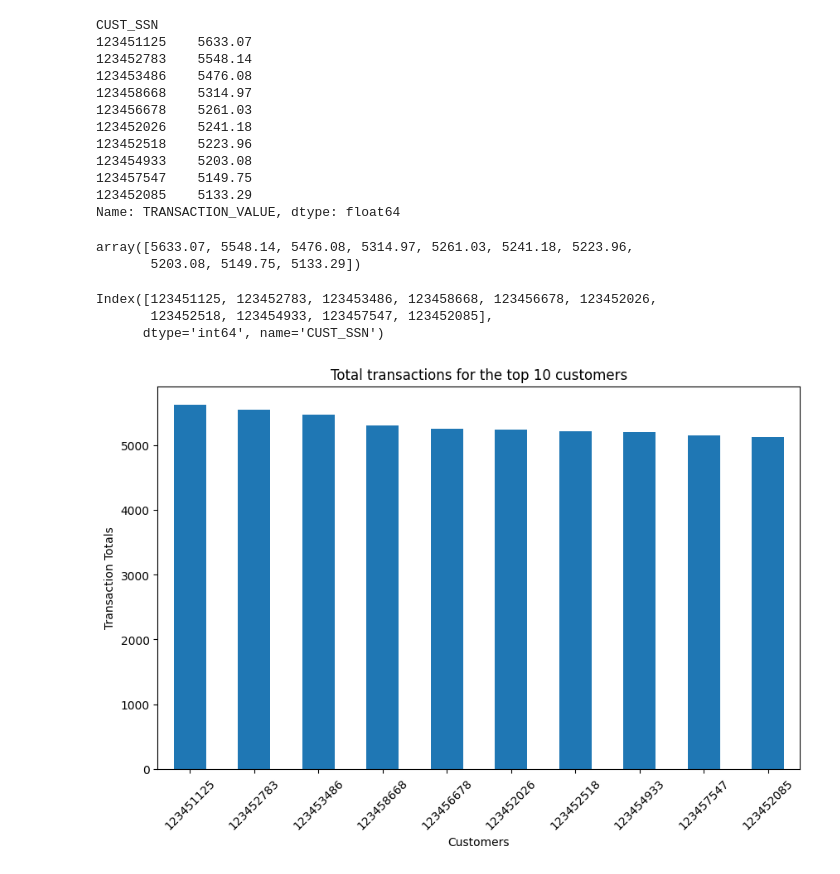
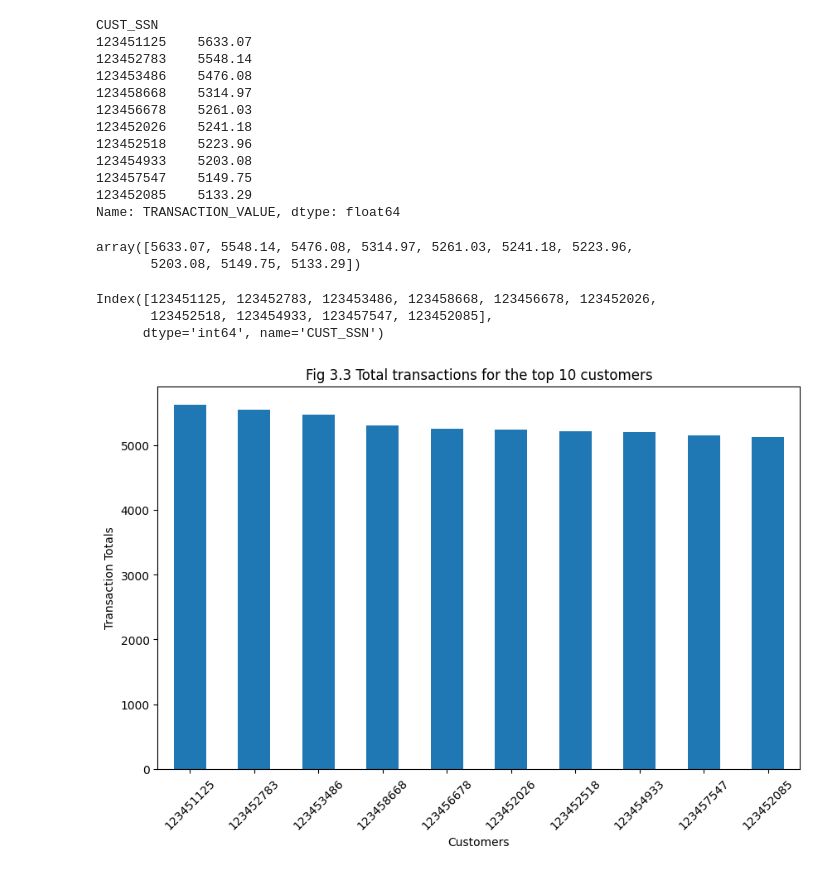
Before and after one commit to omendez930/DE_Capstone, a Jupyter notebook: data_analysis_visualization.ipynb, the cells around one changed output. Cells and saved outputs as stored; diff of their text form; code cells hidden in the pictures.

```diff
--- a/data_analysis_visualization.ipynb
+++ b/data_analysis_visualization.ipynb
@@ -182,26 +184,29 @@ CUST_SSN
 123457547    5149.75
 123452085    5133.29
 Name: TRANSACTION_VALUE, dtype: float64
-# %%
-top_10_amount = top_10.values
-top_10_amount
-# %% [output]
-array([5633.07, 5548.14, 5476.08, 5314.97, 5261.03, 5241.18, 5223.96,
-       5203.08, 5149.75, 5133.29])
-# %%
-top_10_cust = top_10.index
-top_10_cust
-# %% [output]
-Index([123451125, 123452783, 123453486, 123458668, 123456678, 123452026,
-       123452518, 123454933, 123457547, 123452085],
-      dtype='int64', name='CUST_SSN')
+# %%
+#checking if the values reflect the above results
+top_10_amount = top_10.values
+top_10_amount
+# %% [output]
+array([5633.07, 5548.14, 5476.08, 5314.97, 5261.03, 5241.18, 5223.96,
+       5203.08, 5149.75, 5133.29])
+# %%
+#checking if the index reflect the above results
+top_10_cust = top_10.index
+top_10_cust
+# %% [output]
+Index([123451125, 123452783, 123453486, 123458668, 123456678, 123452026,
+       123452518, 123454933, 123457547, 123452085],
+      dtype='int64', name='CUST_SSN')
 # %%
+#plot the top 10 customers using the ssn provided
 top_10.plot(kind='bar', x=top_10.index, y=top_10.values, figsize=(10,6))
 
 plt.xlabel('Customers')
 plt.ylabel('Transaction Totals')
-plt.title('Total transactions for the top 10 customers')
+plt.title('Fig 3.3 Total transactions for the top 10 customers')
 plt.xticks(rotation=45)
 plt.show()
 # %% [output]
-[figure, old version]
+[figure, new version]
```
Also changed, not shown: parts of 4 cells of this notebook, 7 other files.
